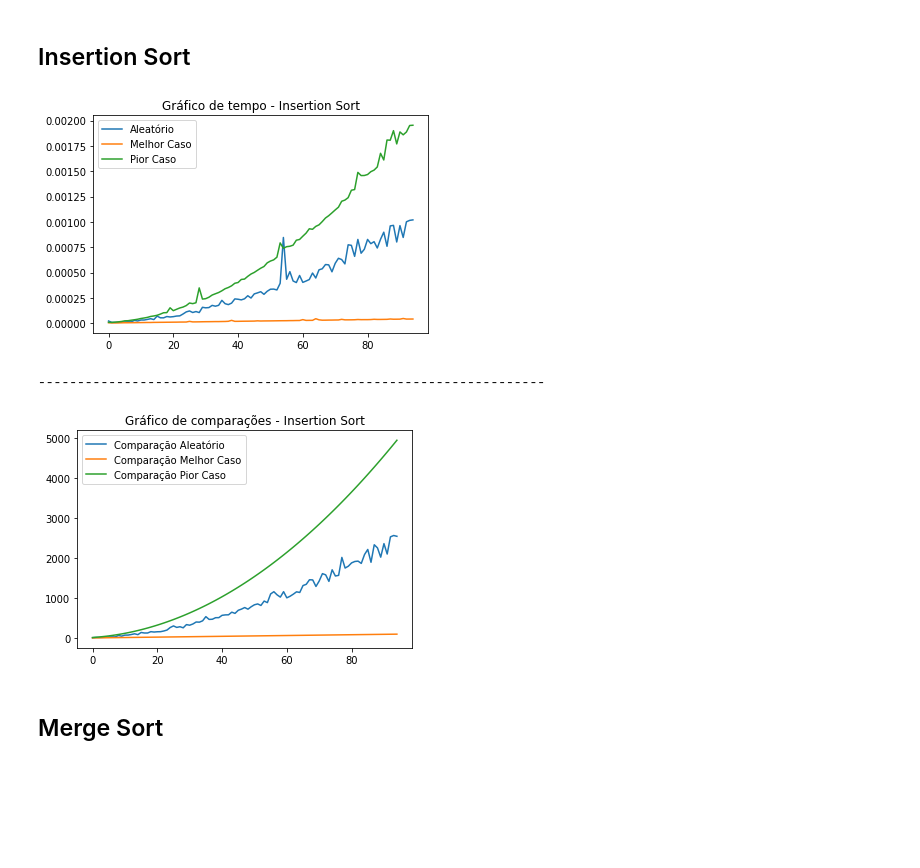
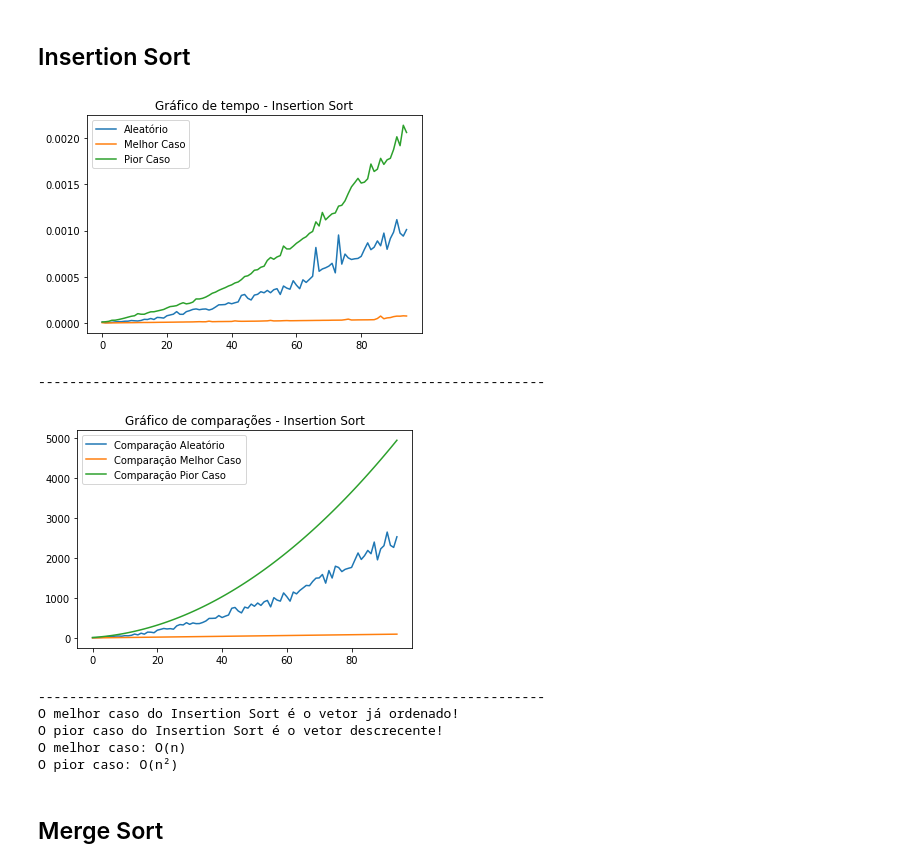
Before and after one commit to Arthss/Exerc-cio-de-CPA, a Jupyter notebook: Exercício_de_CPA.ipynb, the cells around one changed output. Drawn from its saved outputs; the diff is of its cells as text; code cells hidden in the pictures; blank space fills up the shorter version.

Commit message:
Adicionando os códigos feitos do Insertion, Selection e Bubble Sort

```diff
--- a/Exercício_de_CPA.ipynb
+++ b/Exercício_de_CPA.ipynb
@@ -54,10 +54,7 @@ def tempo(algoritmo, arranjo):
 ##  Insertion Sort
 # %%
 def insertionSort(numeros):
-    inicio = time.time()
     comparacoes = 0
-
-    A = 0
 
     for j in range(1, len(numeros)):
       chave = numeros[j]
@@ -79,7 +76,6 @@ comparacoesAleatorio = []
 for a in range(5,100):
   aleatorio = geraArrayAleatorio(a)
   aux = tempo(insertionSort, aleatorio)
-  ##print(aux[0])
   tempoAleatorio.append(aux[0])
   comparacoesAleatorio.append(aux[1])
 
@@ -87,36 +83,46 @@ tempoMelhorCaso = []
 comparacoesMelhorCaso = []
 for a in range(5,100):
   melhorCaso = np.arange(a)
   aux = tempo(insertionSort, melhorCaso)
   tempoMelhorCaso.append(aux[0])
   comparacoesMelhorCaso.append(aux[1])
 
 
 tempoPiorCaso = []
 comparacoesPiorCaso = []
 for a in range(5,100):
   piorCaso = np.arange(a, 0, -1)
   aux = tempo(insertionSort, piorCaso)
   tempoPiorCaso.append(aux[0])
   comparacoesPiorCaso.append(aux[1])
 
 plt.plot(tempoAleatorio, label = 'Aleatório')
 plt.plot(tempoMelhorCaso, label = 'Melhor Caso')
 plt.plot(tempoPiorCaso, label = 'Pior Caso')
 plt.title('Gráfico de tempo - Insertion Sort')
 plt.legend()
 plt.show()
 print("-----------------------------------------------------------------")
 plt.plot(comparacoesAleatorio, label = 'Comparação Aleatório')
 plt.plot(comparacoesMelhorCaso, label = 'Comparação Melhor Caso')
 plt.plot(comparacoesPiorCaso, label = 'Comparação Pior Caso')
 plt.title('Gráfico de comparações - Insertion Sort')
 plt.legend()
 plt.show()
+print("-----------------------------------------------------------------")
+print("O melhor caso do Insertion Sort é o vetor já ordenado!")
+print("O pior caso do Insertion Sort é o vetor descrecente!")
+print("O melhor caso: O(n)")
+print("O pior caso: O(n²)")
 # %% [output]
-[figure, old version]
+[figure, new version]
 -----------------------------------------------------------------
-[figure, old version]
+[figure, new version]
+-----------------------------------------------------------------
+O melhor caso do Insertion Sort é o vetor já ordenado!
+O pior caso do Insertion Sort é o vetor descrecente!
+O melhor caso: O(n)
+O pior caso: O(n²)
 # %% [markdown]
 ##  Merge Sort
 # %%
```
Also changed, not shown: parts of 4 cells of this notebook.
